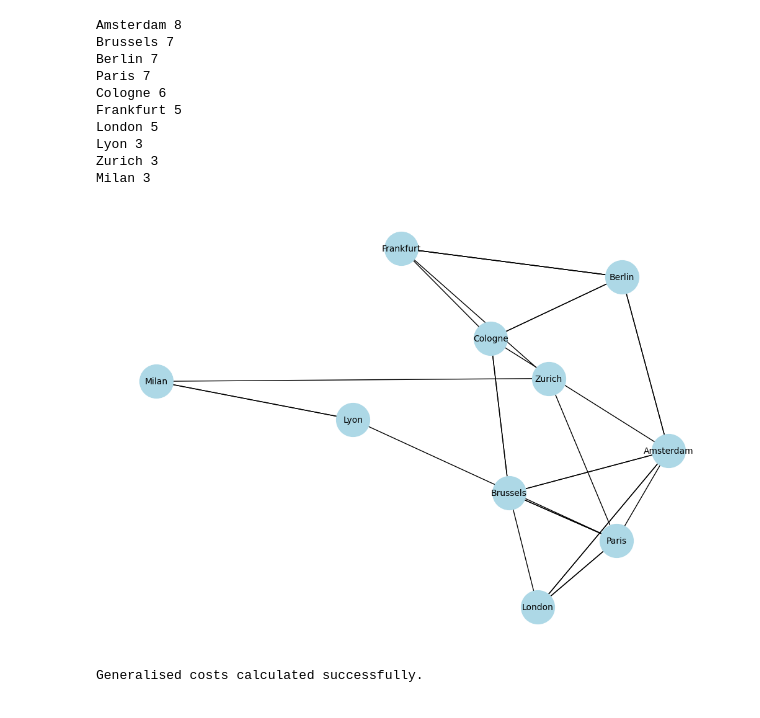
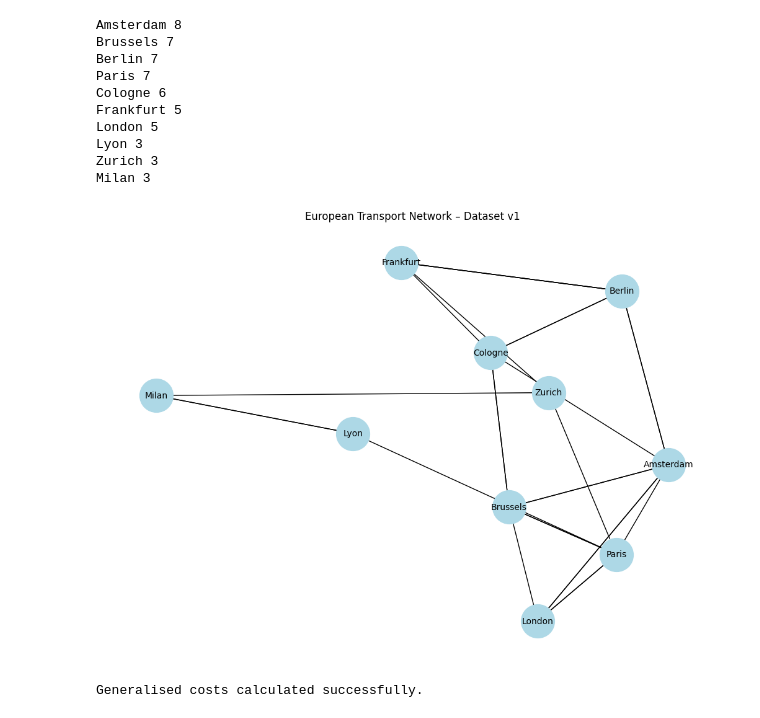
Before and after one commit to joem20/Planning-Europe, a Jupyter notebook: Graph_Construction.ipynb, the cells around one changed output. Cells and saved outputs as stored; diff of their text form; code cells hidden in the pictures.

```diff
--- a/Graph_Construction.ipynb
+++ b/Graph_Construction.ipynb
@@ -568,25 +544,37 @@ Lyon 3
 Zurich 3
 Milan 3
 # %%
+# Graph visualisation
+
 # Create a layout for the graph
 pos = nx.spring_layout(G, seed=7, k=1.5)
 
 # Set figure size
 plt.figure(figsize=(10, 7))
 
 # Draw the network
 nx.draw(
     G,
     pos,
     with_labels=True,
     node_size=1500,
     node_color="lightblue",
     font_size=10
 )
 
+# Add title
+plt.title("European Transport Network – Dataset v1")
+
+# Save high-resolution image
+plt.savefig(
+    "european_transport_network.png",
+    dpi=300,
+    bbox_inches="tight"
+)
+
 plt.show()
 # %% [output]
-[figure, old version]
+[figure, new version]
 # %%
 def set_generalised_costs(G, lam):
 
```
Also changed, not shown: parts of 15 cells of this notebook.
